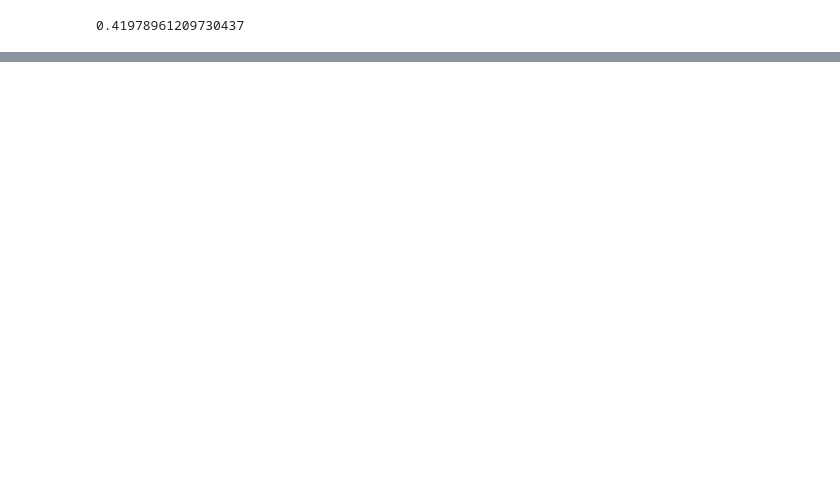
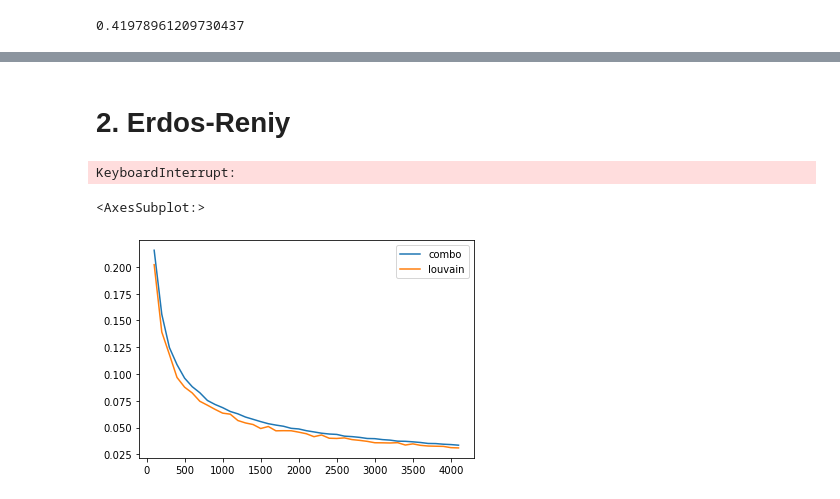
Before and after one commit to Casyfill/pyCombo, a Jupyter notebook: example/benchmark.ipynb, the cells around one changed output, grey strips where cells are left out. Saved outputs shown, nothing was run; the diff lists cells and outputs as text; code cells hidden in the pictures; blank space fills up the shorter version.

```diff
--- a/example/benchmark.ipynb
+++ b/example/benchmark.ipynb
@@ -23,7 +22,7 @@ def _partition_sets(p:dict)->List[set]:
     into list of sets of nodes
     '''
     P = dict()
-    for k, v in partition.items():
+    for k, v in p.items():
         P[v] = P.get(v, set())
         P[v].add(k)
     return list(P.values())
@@ -34,5 +33,5 @@ def _partition_sets(p:dict)->List[set]:
 # %%
 G = nx.karate_club_graph()
 # %%
-partition1, _ = pycombo.execute(G, return_modularity=True, random_seed=42)
+partition1, mod = pycombo.execute(G, return_modularity=True, random_seed=42)
 partition2 = community_louvain.best_partition(G)
@@ -56,0 +60,27 @@ modularity(G, p)
+# %% [markdown]
+# 2. Erdos-Reniy
+# %%
+Ns = [100, ] + list(range(200, 2100, 200))
+# %%
+RESULTS = dict()
+
+for n in tqdm(Ns):
+    G = nx.generators.random_graphs.erdos_renyi_graph(n=n, p=0.15, seed=42)
+
+
+    partition1, mod = pycombo.execute(G, return_modularity=True, random_seed=42)
+    partition2 = community_louvain.best_partition(G)
+    p2 = _partition_sets(partition2)
+
+    RESULTS[n] = {
+        'combo': mod,
+        'louvain': modularity(G, p2)
+
+    }
+# %% [output]
+KeyboardInterrupt:
+# %%
+pd.DataFrame(RESULTS).T.plot()
+# %% [output]
+<AxesSubplot:>
+[figure, added]
```
Also changed, not shown: parts of 10 cells of this notebook, 1 other file.
